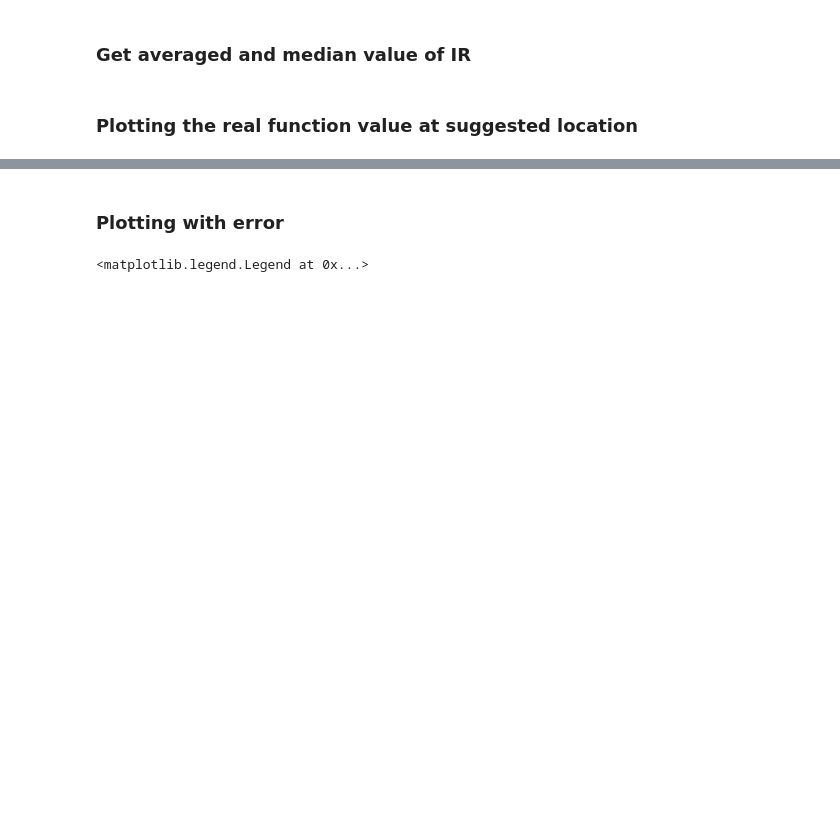
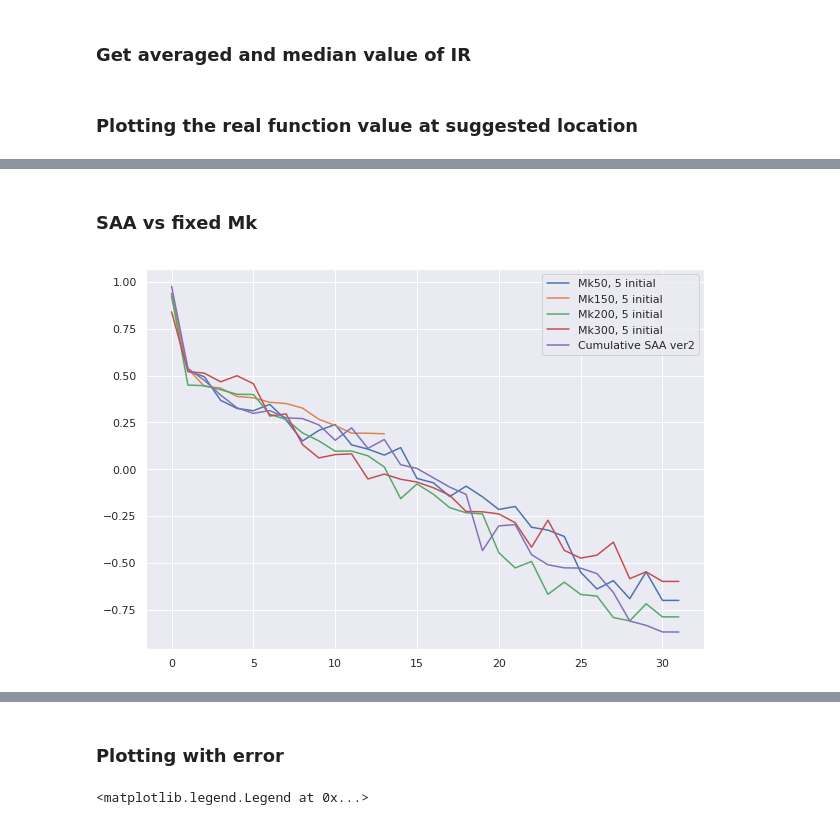
Before and after one commit to kkh8676/opt_functions, a Jupyter notebook: exp_result/levy_Mk_Mj_SAA_final.ipynb, the cells around one changed output, grey strips where cells are left out. Drawn from its saved outputs; the diff is of its cells as text; code cells hidden in the pictures; blank space fills up the shorter version.

```diff
--- a/exp_result/levy_Mk_Mj_SAA_final.ipynb
+++ b/exp_result/levy_Mk_Mj_SAA_final.ipynb
@@ -208,11 +256,18 @@ sugg_obj_cumulative_saa_multi_std_err = np.std(sugg_obj_cumulative_saa_multi_exp
 # %%
 irs_initial5_Mk10_Mj1_exp = get_irs_whole_exp(locs_initial5_Mk10_Mj1_exp)
 irs_initial5_Mk50_Mj1_exp = get_irs_whole_exp(locs_initial5_Mk50_Mj1_exp)
+irs_initial5_Mk150_Mj1_exp = get_irs_whole_exp(locs_initial5_Mk150_Mj1_exp)
 irs_initial5_Mk200_Mj1_exp = get_irs_whole_exp(locs_initial5_Mk200_Mj1_exp)
 irs_initial5_Mk250_Mj1_exp = get_irs_whole_exp(locs_initial5_Mk250_Mj1_exp)
 irs_initial5_Mk300_Mj1_exp = get_irs_whole_exp(locs_initial5_Mk300_Mj1_exp)
 
+irs_initial5_Mk50_Mj1_hyperprior_v2_exp = get_irs_whole_exp(locs_initial5_Mk50_Mj1_hyperprior_v2_exp)
+irs_initial5_Mk200_Mj1_hyperprior_v2_exp = get_irs_whole_exp(locs_initial5_Mk200_Mj1_hyperprior_v2_exp)
+irs_initial5_Mk250_Mj1_hyperprior_v2_exp = get_irs_whole_exp(locs_initial5_Mk250_Mj1_hyperprior_v2_exp)
+
 irs_cumulative_saa_multi_exp = get_irs_whole_exp(locs_saa_cumulative_multi)
+irs_cumulative_saa_exp = get_irs_whole_exp(locs_saa_cumulative)
+irs_cumulative_saa_v2_exp = get_irs_whole_exp(locs_saa_cumulative_v2)
 # %% [markdown]
 ### Get averaged and median value of IR
 # %%
@@ -226,11 +288,18 @@ irs_cumulative_saa_multi_avg = get_avg_irs(irs_saa_cumulative_multi_exp)
 # %%
 irs_initial5_Mk10_Mj1_median = get_median_irs(irs_initial5_Mk10_Mj1_exp)
 irs_initial5_Mk50_Mj1_median = get_median_irs(irs_initial5_Mk50_Mj1_exp)
+irs_initial5_Mk150_Mj1_median = get_median_irs(irs_initial5_Mk150_Mj1_exp)
 irs_initial5_Mk200_Mj1_median = get_median_irs(irs_initial5_Mk200_Mj1_exp)
 irs_initial5_Mk250_Mj1_median = get_median_irs(irs_initial5_Mk250_Mj1_exp)
 irs_initial5_Mk300_Mj1_median = get_median_irs(irs_initial5_Mk300_Mj1_exp)
 
-irs_saa_cumulative_multi_median = get_median_irs(irs_saa_cumulative_multi_exp)
+irs_initial5_Mk50_Mj1_hyperprior_v2_median = get_median_irs(irs_initial5_Mk50_Mj1_hyperprior_v2_exp)
+irs_initial5_Mk200_Mj1_hyperprior_v2_median = get_median_irs(irs_initial5_Mk200_Mj1_hyperprior_v2_exp)
+irs_initial5_Mk250_Mj1_hyperprior_v2_median = get_median_irs(irs_initial5_Mk250_Mj1_hyperprior_v2_exp)
+
+irs_saa_cumulative_multi_median = get_median_irs(irs_cumulative_saa_multi_exp)
+irs_saa_cumulative_median = get_median_irs(irs_cumulative_saa_exp)
+irs_saa_cumulative_v2_median = get_median_irs(irs_cumulative_saa_v2_exp)
 # %%
 irs_initial5_Mk10_Mj1_std_err = get_std_err_irs(irs_initial5_Mk10_Mj1_exp)
 irs_initial5_Mk50_Mj1_std_err = get_std_err_irs(irs_initial5_Mk50_Mj1_exp)
@@ -257,0 +332,16 @@ plt.show()
+# %% [markdown]
+### SAA vs fixed Mk
+# %%
+plt.figure(figsize=(10,7))
+#plt.plot(irs_initial5_Mk10_Mj1_median[3:], label="Mk10, 5 initial")
+plt.plot(irs_initial5_Mk50_Mj1_median[3:], label='Mk50, 5 initial')
+plt.plot(irs_initial5_Mk150_Mj1_median[3:], label='Mk150, 5 initial')
+plt.plot(irs_initial5_Mk200_Mj1_median[3:], label='Mk200, 5 initial')
+
+plt.plot(irs_initial5_Mk300_Mj1_median[3:], label='Mk300, 5 initial')
+plt.plot(irs_saa_cumulative_v2_median[3:], label="Cumulative SAA ver2")
+
+plt.legend()
+plt.show()
+# %% [output]
+[figure, added]
```
Also changed, not shown: parts of 25 cells of this notebook, 1 other file.
